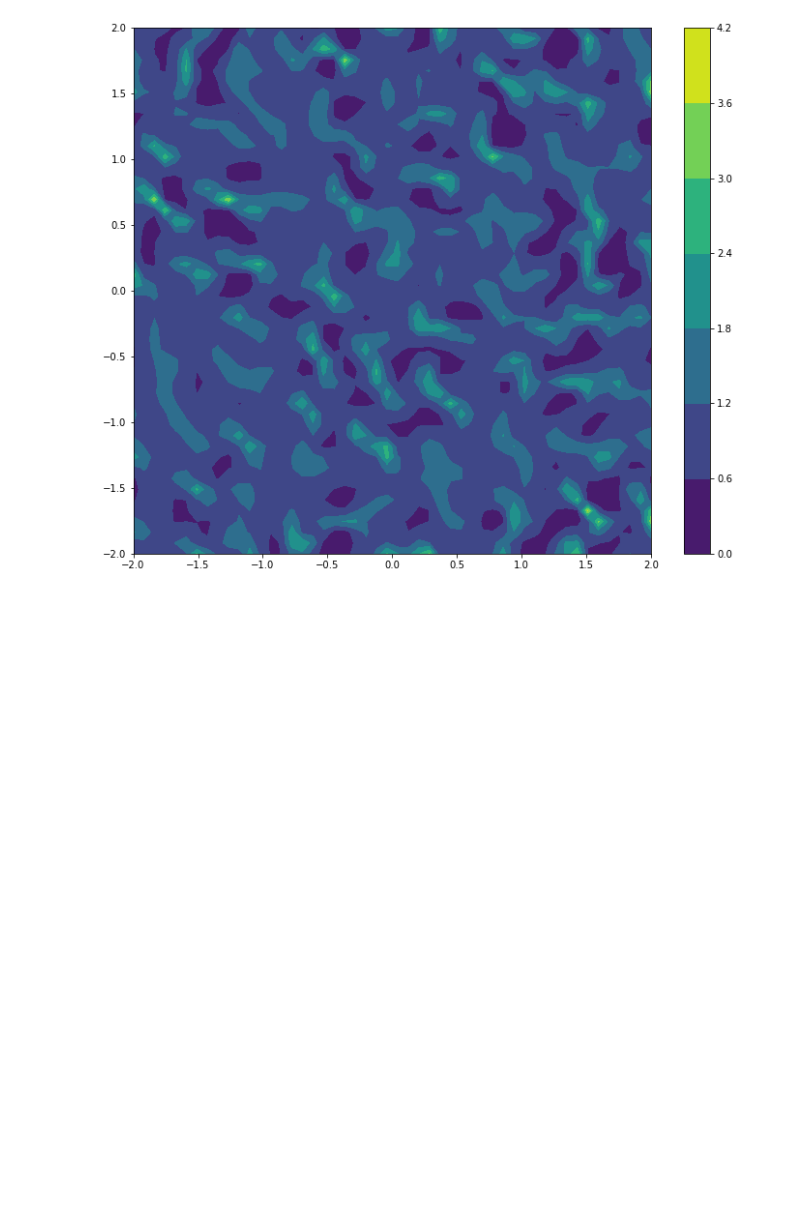
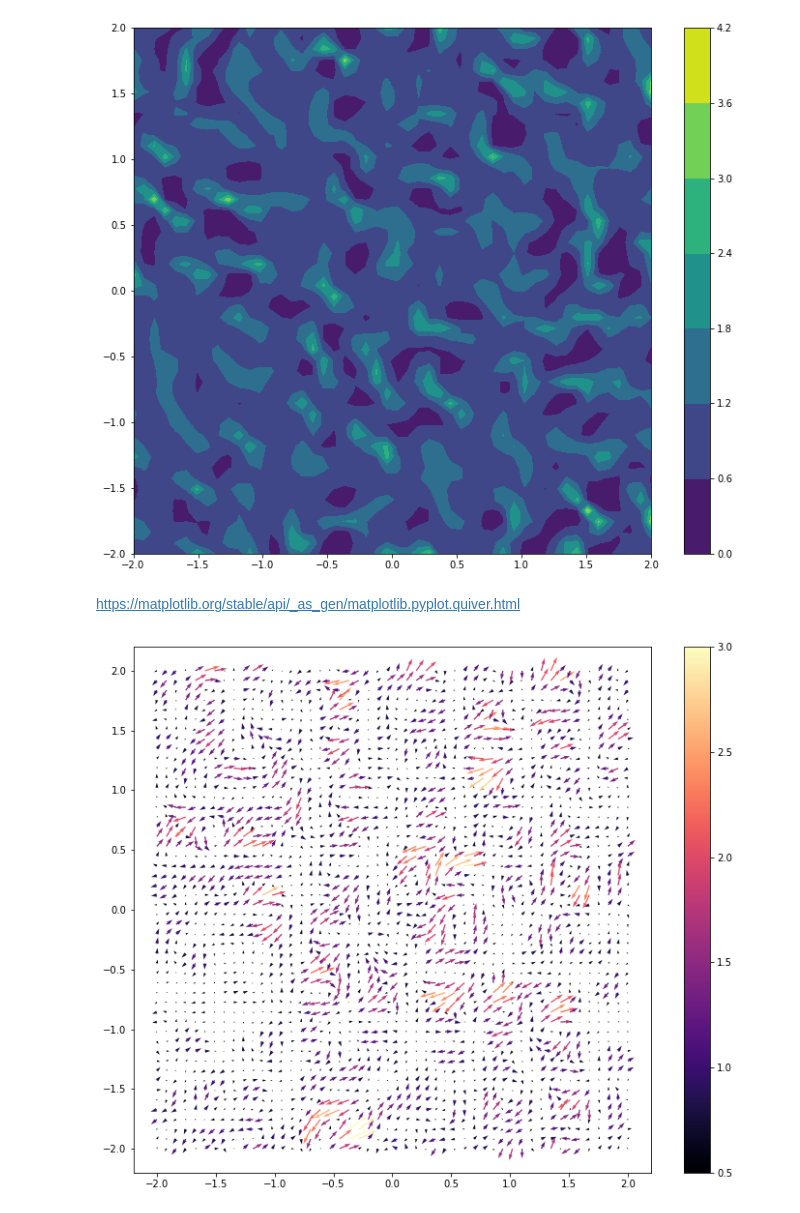
Before and after one commit to wbandabarragan/computational-physics-1, a Jupyter notebook: unit-2/207-scientific-visualisation.ipynb, the cells around one changed output. Saved outputs shown, nothing was run; the diff lists cells and outputs as text; code cells hidden in the pictures; blank space fills up the shorter version.

```diff
--- a/unit-2/207-scientific-visualisation.ipynb
+++ b/unit-2/207-scientific-visualisation.ipynb
@@ -176,3 +176,21 @@ plt.colorbar(Z)
 plt.show()
 # %% [output]
 [figure]
+# %%
+vx1 = pv.get_array(mesh, "vx1", preference = 'cell')
+
+vx2 = pv.get_array(mesh, "vx2", preference = 'cell')
+# %%
+modulus_velocity = np.sqrt(vx1**2 + vx2**2)
+# %% [markdown]
+https://matplotlib.org/stable/api/_as_gen/matplotlib.pyplot.quiver.html
+# %%
+plt.figure(figsize = (12,10))
+
+Z = plt.quiver(X, Y, vx1, vx2, modulus_velocity, cmap = 'magma', clim=(0.5,3))
+
+plt.colorbar(Z)
+
+plt.show()
+# %% [output]
+[figure, added]
```
Also changed, not shown: parts of 1 cell of this notebook.
